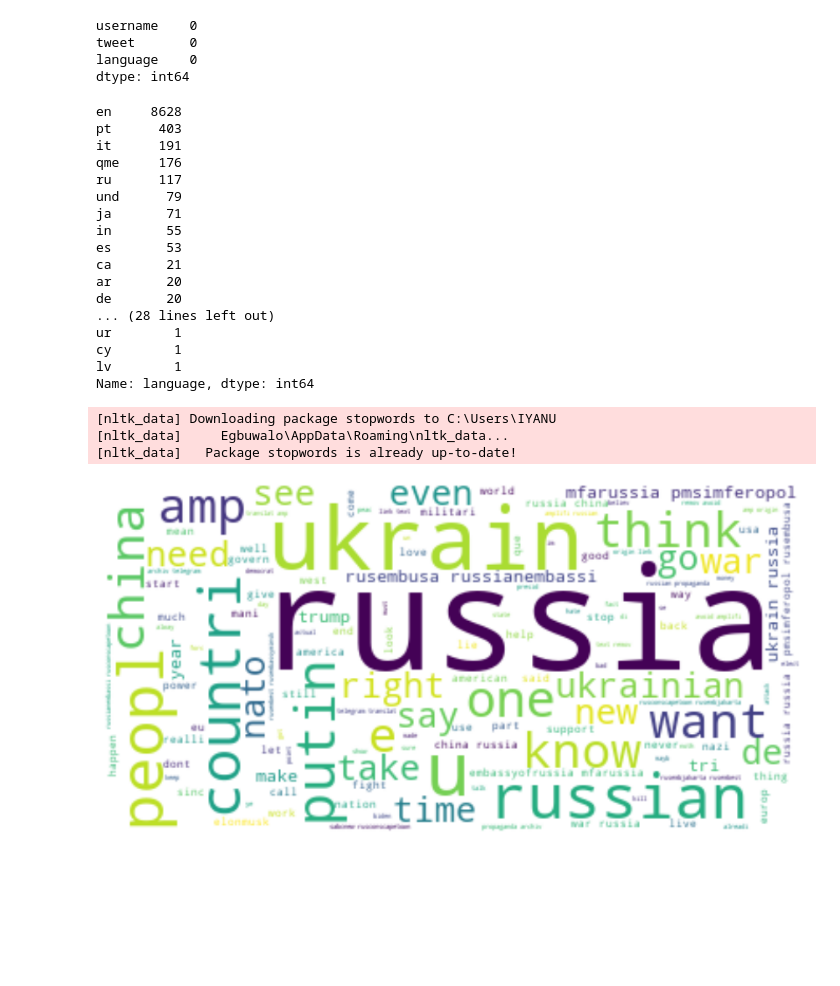
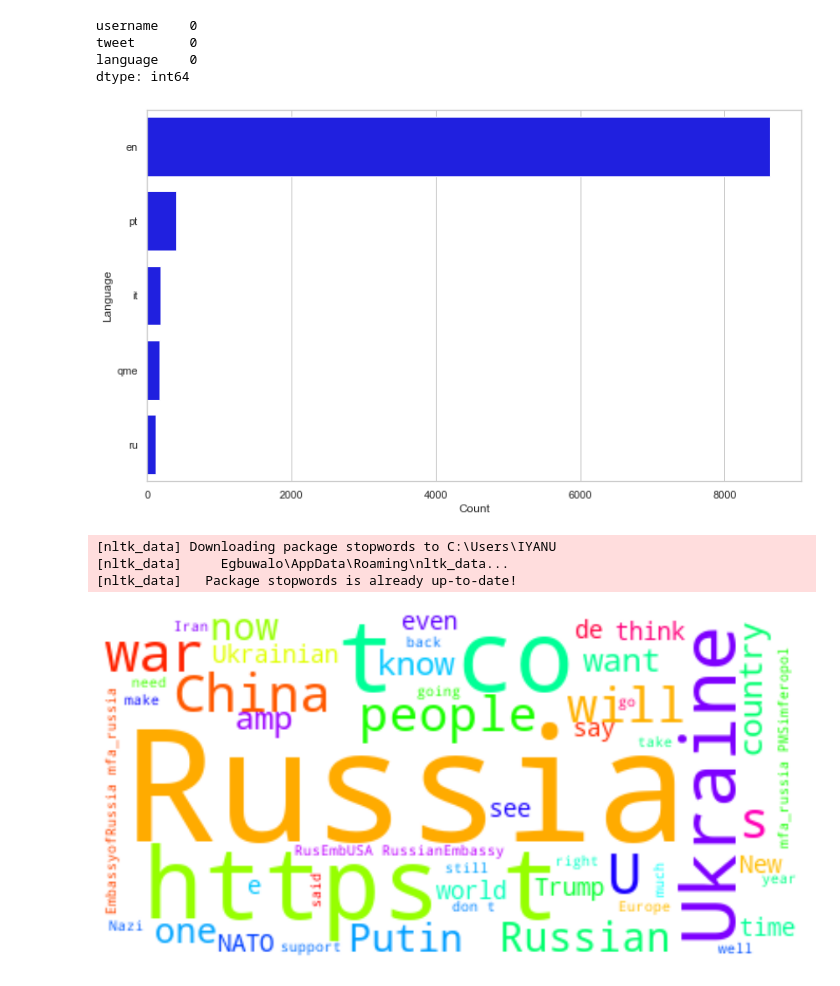
Before and after one commit to enigmire/twitter-sentiment-analysis, a Jupyter notebook: Twitter sentiment/RussiaUkraine tweet sentiments.ipynb, the cells around one changed output. Cells and saved outputs as stored; diff of their text form; code cells hidden in the pictures; blank space fills up the shorter version.

```diff
--- a/Twitter sentiment/RussiaUkraine tweet sentiments.ipynb
+++ b/Twitter sentiment/RussiaUkraine tweet sentiments.ipynb
@@ -71,25 +71,20 @@ tweet       0
 language    0
 dtype: int64
 # %%
-data["language"].value_counts()
+#language_count = data["language"].value_counts()
+
+def lang_chart(data):
+    #sns.set_theme(style='whitegrid')
+    fig, ax = plt.subplots(figsize = (12,7))
+    sns.barplot(data = data[:5], y = 'language', x = 'total', orient = 'h', color = "blue")
+    ax.set(xlabel = 'Count', ylabel = 'Language')
+    #fig.suptitle('5 Most Used Languages in Tweets', fontsize = 18, fontweight = 'light')
+
+language_count = pd.DataFrame(data['language'].value_counts().reset_index().values, columns = ['language', 'total'])
+lang_chart(language_count)
+#print(language_count)
 # %% [output]
-en     8628
-pt      403
-it      191
-qme     176
-ru      117
-und      79
-ja       71
-in       55
-es       53
-ca       21
-ar       20
-de       20
-... (28 lines left out)
-ur        1
-cy        1
-lv        1
-Name: language, dtype: int64
+[figure, added]
 # %%
 ## most of the tweets are in English which is a good thing for us.
 ## now we can prepare the task for sentiment analysis
@@ -120,17 +115,17 @@ data["tweet"] = data["tweet"].apply(clean)
 # %%
 ## now we check out the most used words
 
 text = " ".join(i for i in data.tweet)
 stopwords = set(STOPWORDS)
-wordcloud = WordCloud(stopwords = stopwords, background_color = "white").generate(text)
+wordcloud = WordCloud(stopwords = stopwords, max_words = 50, background_color = "white", colormap = 'hsv').generate(text)
 ##wordcloud = WordCloud().generate(text)
 
 plt.figure(figsize = (15,10))
 plt.imshow(wordcloud, interpolation = 'bilinear')
 plt.axis("off")
 plt.show()
 # %% [output]
-[figure, old version]
+[figure, new version]
 # %%
 ## adding 3 columns as positive, negative and neutral by calculating the
 ## sentiment scores of the tweets
```
Also changed, not shown: parts of 8 cells of this notebook.
